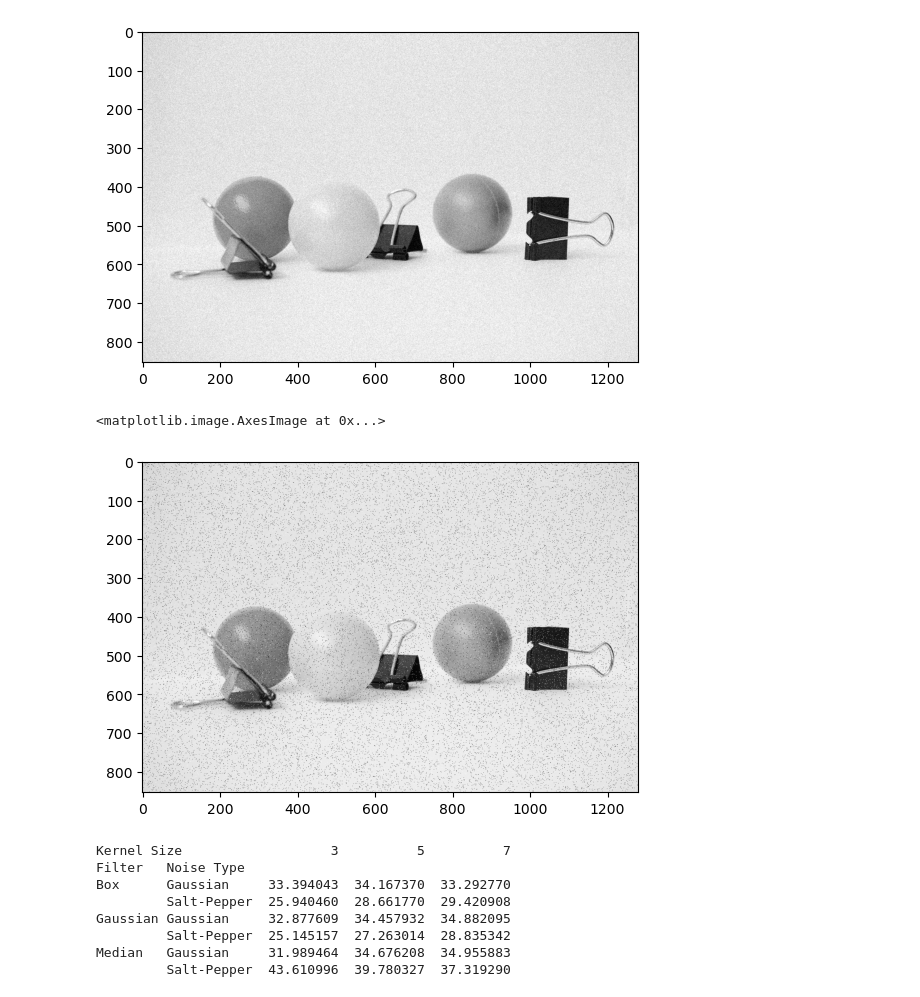
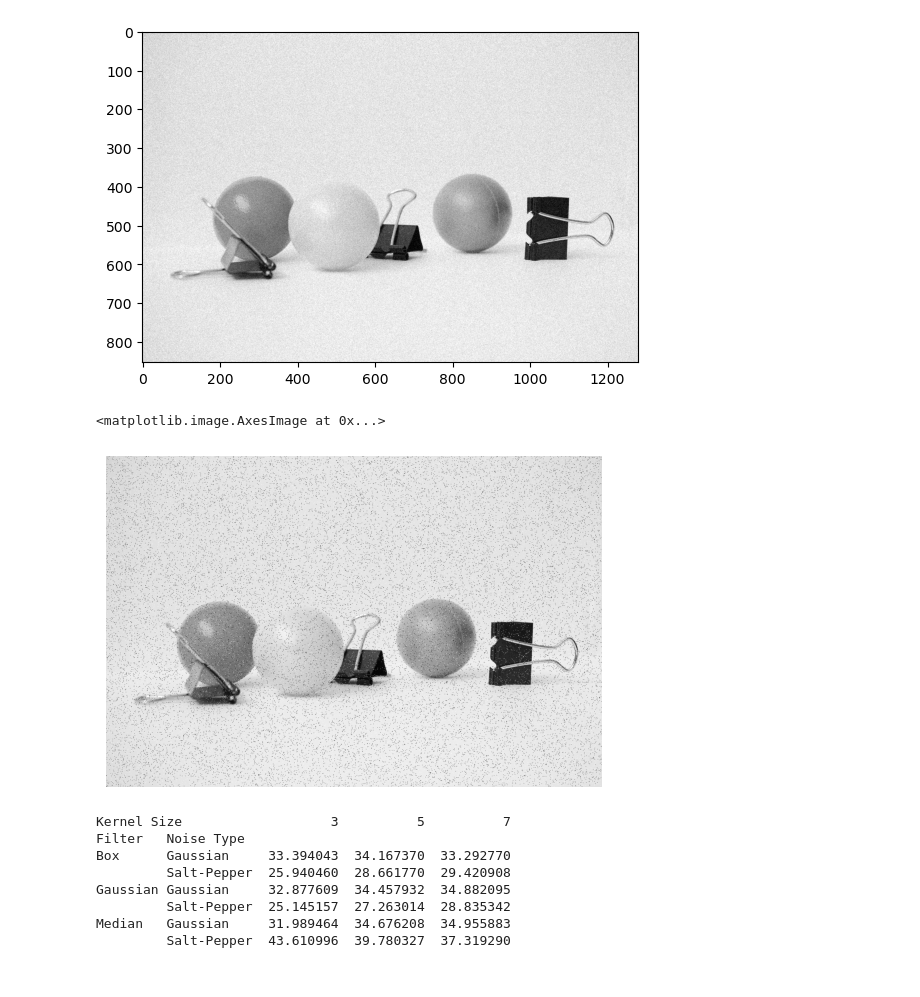
Before and after one commit to kcbesa/cv_practical_work, a Jupyter notebook: Practical_1.ipynb, the cells around one changed output. Saved outputs shown, nothing was run; the diff lists cells and outputs as text; code cells hidden in the pictures.

```diff
--- a/Practical_1.ipynb
+++ b/Practical_1.ipynb
@@ -157,25 +158,25 @@ plt.imshow(g_noisy_gray_image_clipped, cmap="gray")
 # %%
 #########################################################################
 # IMAGE WITH SALT-AND-PAPER NOISE
 #########################################################################
 # Copy image
 sp_noisy_gray_image = gray_image.copy()
 
 # Number of pixels to alter
 num_pixels = int(0.05 * gray_image.size)
 
 # Random coordinates
 coords = [np.random.randint(0, i-1, num_pixels) for i in gray_image.shape]
 
 # Set half to 0 (pepper), half to 255 (salt)
 sp_noisy_gray_image[coords[0][:num_pixels//2], coords[1][:num_pixels//2]] = 0
 sp_noisy_gray_image[coords[0][num_pixels//2:], coords[1][num_pixels//2:]] = 255
 #sp_noisy_gray_image = sp_noisy_gray_image.astype(np.uint8)
-
+plt.axis('off')
 plt.imshow(sp_noisy_gray_image, cmap='gray')
 # %% [output]
 <matplotlib.image.AxesImage at 0x...>
-[figure, old version]
+[figure, new version]
 # %%
 ###########################################################
 # PSNR function
```
Also changed, not shown: parts of 9 cells of this notebook, 1 other file.
